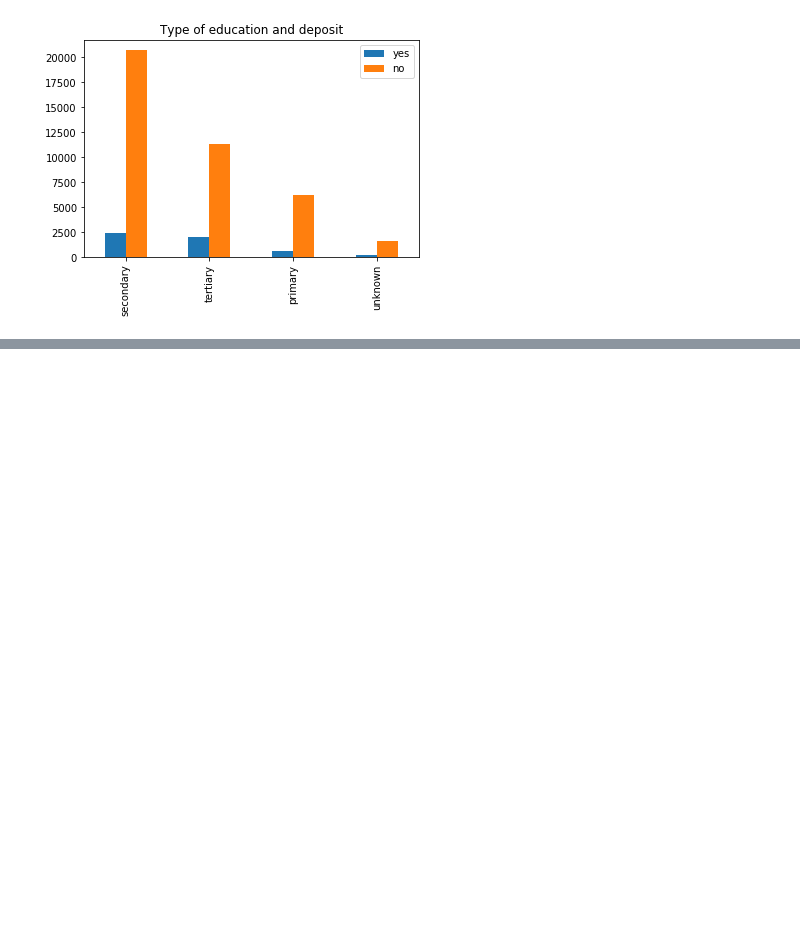
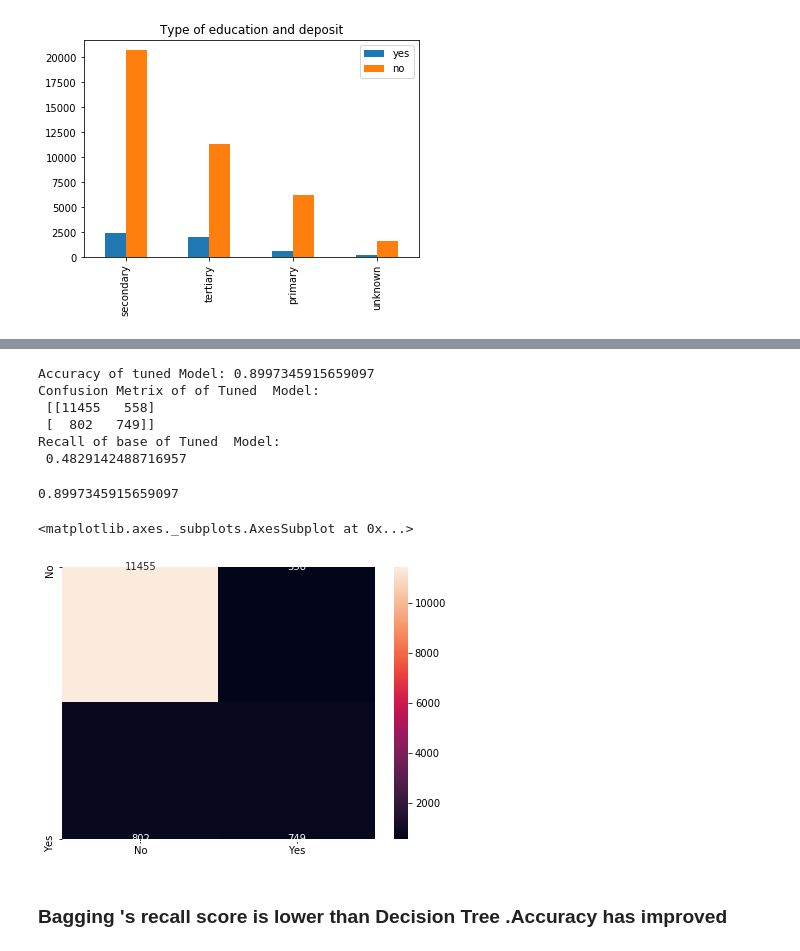
Before and after one commit to smagadi/AIML, a Jupyter notebook: EnsembleProject/Bank_Analysis.ipynb, the cells around one changed output, grey strips where cells are left out. Cells and saved outputs as stored; diff of their text form; code cells hidden in the pictures; blank space fills up the shorter version.

```diff
--- a/EnsembleProject/Bank_Analysis.ipynb
+++ b/EnsembleProject/Bank_Analysis.ipynb
@@ -248,0 +468,48 @@ j_df.plot.bar(title = 'Type of education and deposit')
+# %%
+from sklearn.ensemble import BaggingClassifier
+
+
+
+parameters = {'n_estimators': [7,2],
+                  'random_state':[1]}
+
+clf =GridSearchCV(BaggingClassifier(base_estimator=dTree),    parameters)
+clf.fit(X_train, y_train)
+y_predTuned = clf.predict(X_test)
+
+#clf = BaggingClassifier(base_estimator=dTree, n_estimators=3,random_state=[1])
+
+
+#clf = bgcl.fit(X_train, y_train)
+#y_predTuned = clf.predict(X_test)
+
+# Print the tuned parameters and score
+#print("Tuned Decision Tree Parameters: {}".format(clf.best_params_))
+#print("Best score is {}".format(clf.best_score_))
+print("Accuracy of tuned Model:",metrics.accuracy_score(y_test,y_predTuned))
+print("Confusion Metrix of of Tuned  Model:\n",metrics.confusion_matrix(y_test,y_predTuned))
+print("Recall of base of Tuned  Model:\n",metrics.recall_score(y_test,y_predTuned))
+# %% [output]
+Accuracy of tuned Model: 0.8997345915659097
+Confusion Metrix of of Tuned  Model:
+ [[11455   558]
+ [  802   749]]
+Recall of base of Tuned  Model:
+ 0.4829142488716957
+# %%
+y_predict = clf.predict(X_test)
+
+print(clf.score(X_test , y_test))
+
+cm=metrics.confusion_matrix(y_test, y_predict,labels=[0, 1])
+
+df_cm = pd.DataFrame(cm, index = [i for i in ["No","Yes"]],
+                  columns = [i for i in ["No","Yes"]])
+plt.figure(figsize = (7,5))
+sns.heatmap(df_cm, annot=True ,fmt='g')
+# %% [output]
+0.8997345915659097
+<matplotlib.axes._subplots.AxesSubplot at 0x...>
+[figure, added]
+# %% [markdown]
+### Bagging 's recall score is lower than Decision Tree .Accuracy has improved
```
Also changed, not shown: parts of 77 cells of this notebook, 1 other file.
